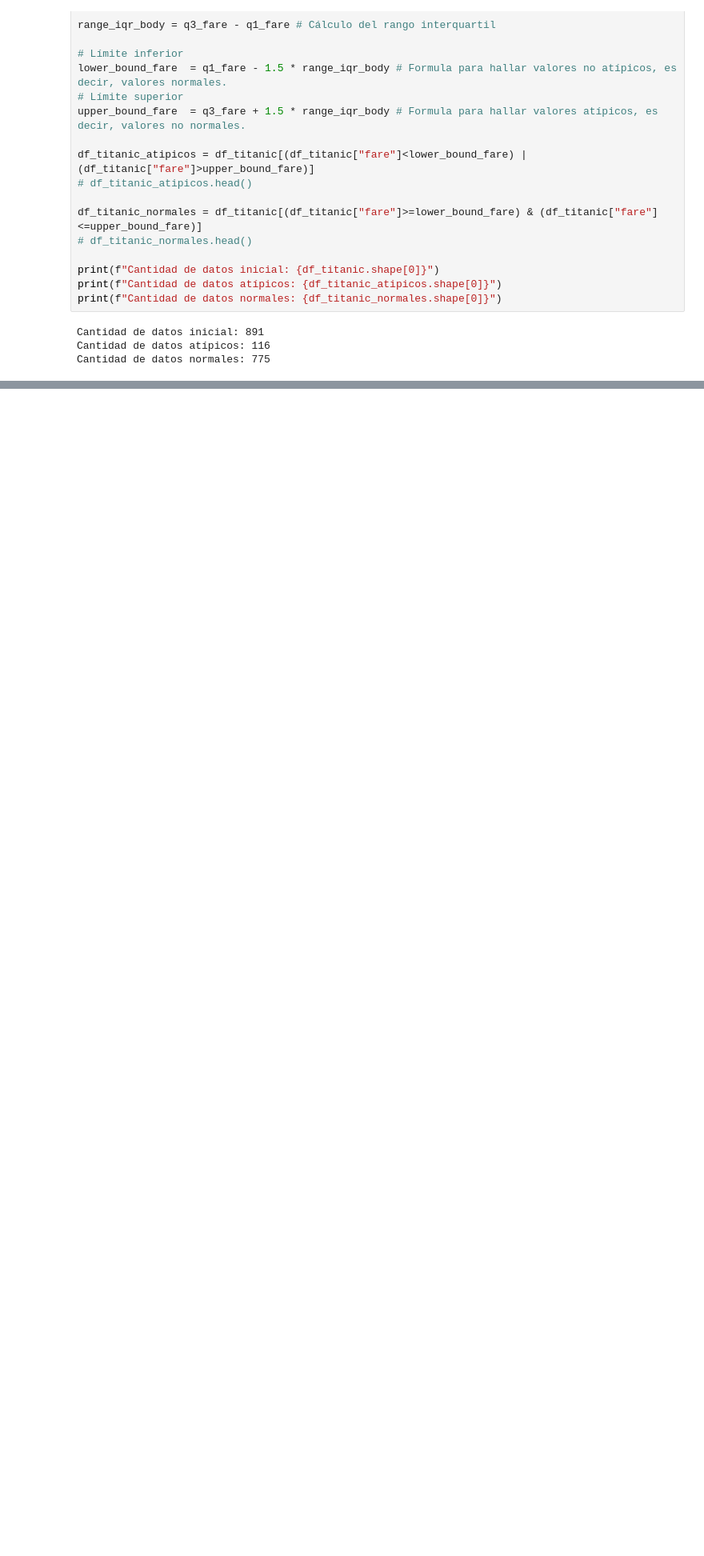
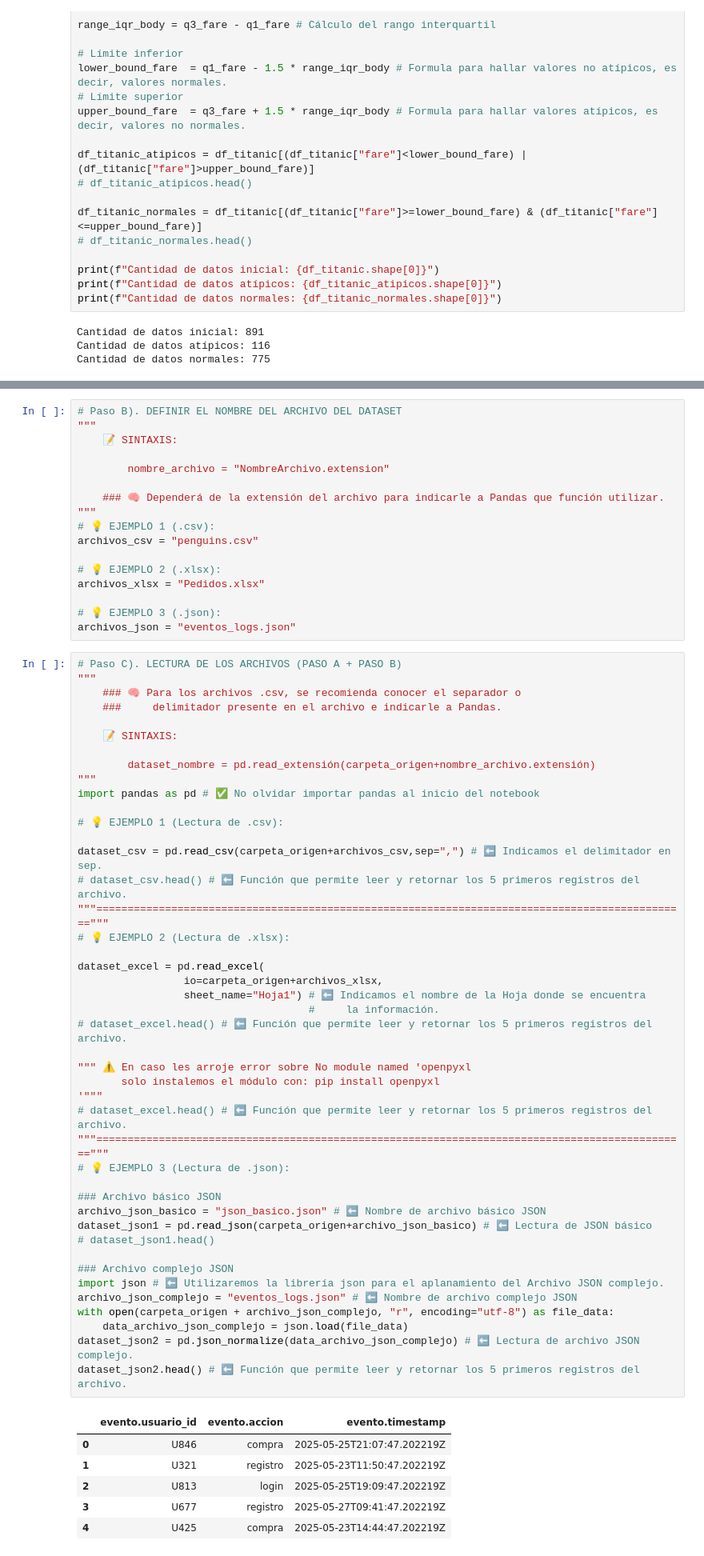
Before and after one commit to BrayanR03/Fundamentos-Pandas-y-Polars, a Jupyter notebook: pandas/01_series_en_pandas.ipynb, the cells around one changed output, grey strips where cells are left out. Shown at 80% size. Saved outputs shown, nothing was run; the diff lists cells and outputs as text; blank space fills up the shorter version.

```diff
--- a/pandas/01_series_en_pandas.ipynb
+++ b/pandas/01_series_en_pandas.ipynb
@@ -537,0 +577,68 @@ Cantidad de datos normales: 775
+# %%
+# Paso B). DEFINIR EL NOMBRE DEL ARCHIVO DEL DATASET
+"""
+    📝 SINTAXIS:
+
+        nombre_archivo = "NombreArchivo.extension"
+
+    ### 🧠 Dependerá de la extensión del archivo para indicarle a Pandas que función utilizar.
+"""
+# 💡 EJEMPLO 1 (.csv):
+archivos_csv = "penguins.csv"
+
+# 💡 EJEMPLO 2 (.xlsx):
+archivos_xlsx = "Pedidos.xlsx"
+
+# 💡 EJEMPLO 3 (.json):
+archivos_json = "eventos_logs.json"
+# %%
+# Paso C). LECTURA DE LOS ARCHIVOS (PASO A + PASO B)
+"""
+    ### 🧠 Para los archivos .csv, se recomienda conocer el separador o
+    ###     delimitador presente en el archivo e indicarle a Pandas.
+
+    📝 SINTAXIS:
+
+        dataset_nombre = pd.read_extensión(carpeta_origen+nombre_archivo.extensión)
+"""
+import pandas as pd # ✅ No olvidar importar pandas al inicio del notebook
+
+# 💡 EJEMPLO 1 (Lectura de .csv):
+
+dataset_csv = pd.read_csv(carpeta_origen+archivos_csv,sep=",") # ⬅️ Indicamos el delimitador en sep.
+# dataset_csv.head() # ⬅️ Función que permite leer y retornar los 5 primeros registros del archivo.
+"""==============================================================================================="""
+# 💡 EJEMPLO 2 (Lectura de .xlsx):
+
+dataset_excel = pd.read_excel(
+                 io=carpeta_origen+archivos_xlsx,
+                 sheet_name="Hoja1") # ⬅️ Indicamos el nombre de la Hoja donde se encuentra
+                                     #     la información.
+# dataset_excel.head() # ⬅️ Función que permite leer y retornar los 5 primeros registros del archivo.
+
+""" ⚠️ En caso les arroje error sobre No module named 'openpyxl
+       solo instalemos el módulo con: pip install openpyxl
+'"""
+# dataset_excel.head() # ⬅️ Función que permite leer y retornar los 5 primeros registros del archivo.
+"""==============================================================================================="""
+# 💡 EJEMPLO 3 (Lectura de .json):
+
+### Archivo básico JSON
+archivo_json_basico = "json_basico.json" # ⬅️ Nombre de archivo básico JSON
+dataset_json1 = pd.read_json(carpeta_origen+archivo_json_basico) # ⬅️ Lectura de JSON básico
+# dataset_json1.head()
+
+### Archivo complejo JSON
+import json # ⬅️ Utilizaremos la librería json para el aplanamiento del Archivo JSON complejo.
+archivo_json_complejo = "eventos_logs.json" # ⬅️ Nombre de archivo complejo JSON
+with open(carpeta_origen + archivo_json_complejo, "r", encoding="utf-8") as file_data:
+    data_archivo_json_complejo = json.load(file_data)
+dataset_json2 = pd.json_normalize(data_archivo_json_complejo) # ⬅️ Lectura de archivo JSON complejo.
+dataset_json2.head() # ⬅️ Función que permite leer y retornar los 5 primeros registros del archivo.
+# %% [output]
+|  | evento.usuario_id | evento.accion | evento.timestamp |
+| 0 | U846 | compra | 2025-05-25T21:07:47.202219Z |
+| 1 | U321 | registro | 2025-05-23T11:50:47.202219Z |
+| 2 | U813 | login | 2025-05-25T19:09:47.202219Z |
+| 3 | U677 | registro | 2025-05-27T09:41:47.202219Z |
+| 4 | U425 | compra | 2025-05-23T14:44:47.202219Z |
```
Also changed, not shown: parts of 5 cells of this notebook, 4 other files.
